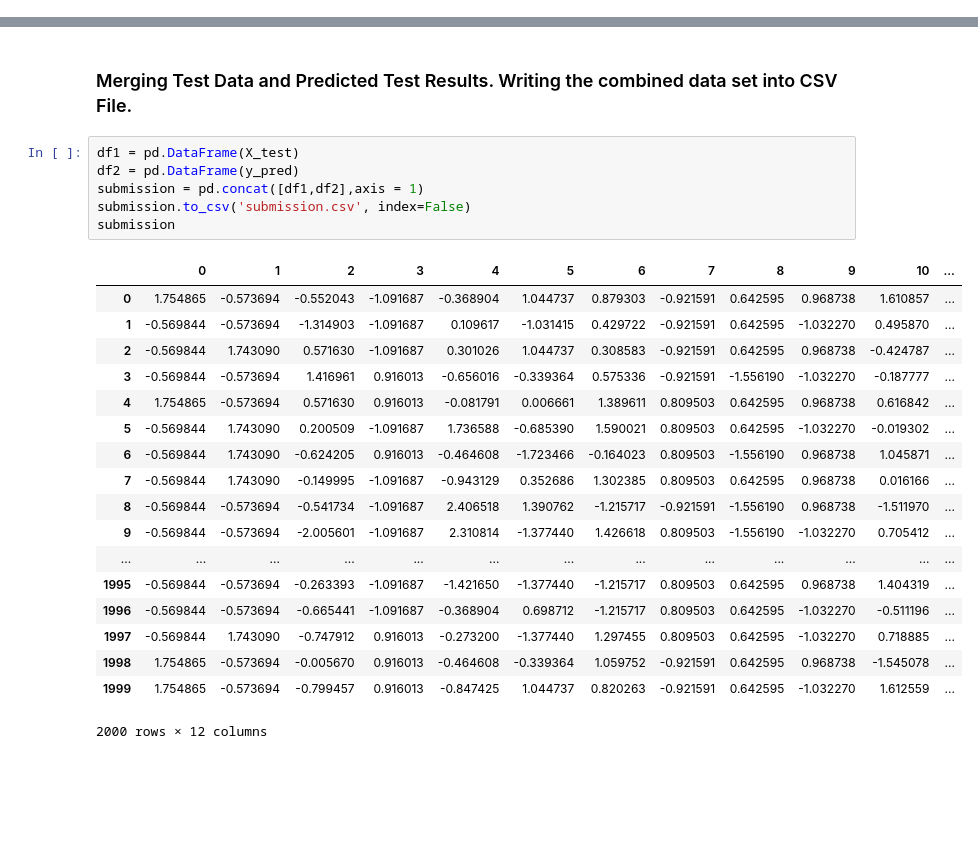
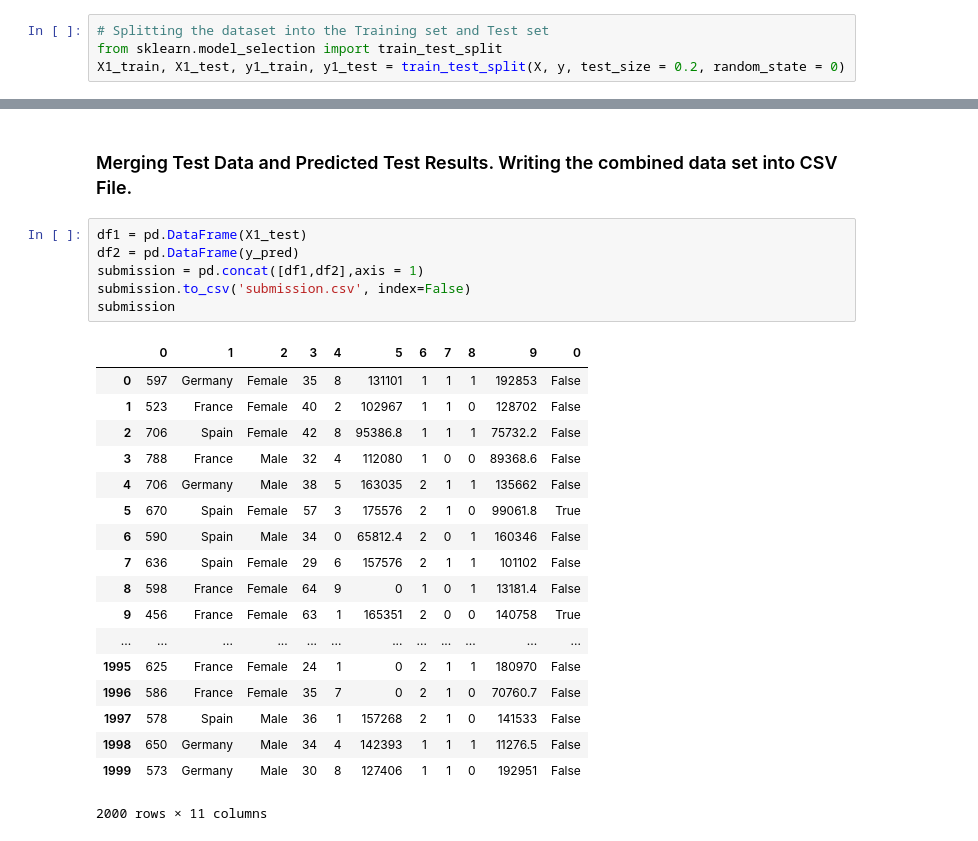
Before and after one commit to Prasanna-Mohanty/Churn-Modelling-Bank-Customer-Dataset-Analysis-Using-Deep-Learning-and-Python-, a Jupyter notebook: Churn_Modelling.ipynb, the cells around one changed output, grey strips where cells are left out. Saved outputs shown, nothing was run; the diff lists cells and outputs as text; blank space fills up the shorter version.

```diff
--- a/Churn_Modelling.ipynb
+++ b/Churn_Modelling.ipynb
@@ -57,3 +59,7 @@ y = dataset.iloc[:, 13].values
+# %%
+# Splitting the dataset into the Training set and Test set
+from sklearn.model_selection import train_test_split
+X1_train, X1_test, y1_train, y1_test = train_test_split(X, y, test_size = 0.2, random_state = 0)
 # %% [markdown]
 ### We have two categorical variables (“Country” and “Gender” variable) in our data. We need to encode them. I used labelencoder and onehotencoder of scikit-learn package to achieve this. Note that I removed a dummy variable of “Country” to avoid falling into dummy variable trap.
 # %%
@@ -157,27 +163,27 @@ array([[1547,   48],
 # %% [markdown]
 ### Merging Test Data and Predicted Test Results. Writing the combined data set into CSV File.
 # %%
-df1 = pd.DataFrame(X_test)
+df1 = pd.DataFrame(X1_test)
 df2 = pd.DataFrame(y_pred)
 submission = pd.concat([df1,df2],axis = 1)
 submission.to_csv('submission.csv', index=False)
 submission
 # %% [output]
-|  | 0 | 1 | 2 | 3 | 4 | 5 | 6 | 7 | 8 | 9 | 10 | ... |
-| 0 | 1.754865 | -0.573694 | -0.552043 | -1.091687 | -0.368904 | 1.044737 | 0.879303 | -0.921591 | 0.642595 | 0.968738 | 1.610857 | ... |
-| 1 | -0.569844 | -0.573694 | -1.314903 | -1.091687 | 0.109617 | -1.031415 | 0.429722 | -0.921591 | 0.642595 | -1.032270 | 0.495870 | ... |
-| 2 | -0.569844 | 1.743090 | 0.571630 | -1.091687 | 0.301026 | 1.044737 | 0.308583 | -0.921591 | 0.642595 | 0.968738 | -0.424787 | ... |
-| 3 | -0.569844 | -0.573694 | 1.416961 | 0.916013 | -0.656016 | -0.339364 | 0.575336 | -0.921591 | -1.556190 | -1.032270 | -0.187777 | ... |
-| 4 | 1.754865 | -0.573694 | 0.571630 | 0.916013 | -0.081791 | 0.006661 | 1.389611 | 0.809503 | 0.642595 | 0.968738 | 0.616842 | ... |
-| 5 | -0.569844 | 1.743090 | 0.200509 | -1.091687 | 1.736588 | -0.685390 | 1.590021 | 0.809503 | 0.642595 | -1.032270 | -0.019302 | ... |
-| 6 | -0.569844 | 1.743090 | -0.624205 | 0.916013 | -0.464608 | -1.723466 | -0.164023 | 0.809503 | -1.556190 | 0.968738 | 1.045871 | ... |
-| 7 | -0.569844 | 1.743090 | -0.149995 | -1.091687 | -0.943129 | 0.352686 | 1.302385 | 0.809503 | 0.642595 | 0.968738 | 0.016166 | ... |
-| 8 | -0.569844 | -0.573694 | -0.541734 | -1.091687 | 2.406518 | 1.390762 | -1.215717 | -0.921591 | -1.556190 | 0.968738 | -1.511970 | ... |
-| 9 | -0.569844 | -0.573694 | -2.005601 | -1.091687 | 2.310814 | -1.377440 | 1.426618 | 0.809503 | -1.556190 | -1.032270 | 0.705412 | ... |
-| ... | ... | ... | ... | ... | ... | ... | ... | ... | ... | ... | ... | ... |
-| 1995 | -0.569844 | -0.573694 | -0.263393 | -1.091687 | -1.421650 | -1.377440 | -1.215717 | 0.809503 | 0.642595 | 0.968738 | 1.404319 | ... |
-| 1996 | -0.569844 | -0.573694 | -0.665441 | -1.091687 | -0.368904 | 0.698712 | -1.215717 | 0.809503 | 0.642595 | -1.032270 | -0.511196 | ... |
-| 1997 | -0.569844 | 1.743090 | -0.747912 | 0.916013 | -0.273200 | -1.377440 | 1.297455 | 0.809503 | 0.642595 | -1.032270 | 0.718885 | ... |
-| 1998 | 1.754865 | -0.573694 | -0.005670 | 0.916013 | -0.464608 | -0.339364 | 1.059752 | -0.921591 | 0.642595 | 0.968738 | -1.545078 | ... |
-| 1999 | 1.754865 | -0.573694 | -0.799457 | 0.916013 | -0.847425 | 1.044737 | 0.820263 | -0.921591 | 0.642595 | -1.032270 | 1.612559 | ... |
+|  | 0 | 1 | 2 | 3 | 4 | 5 | 6 | 7 | 8 | 9 | 0 |
+| 0 | 597 | Germany | Female | 35 | 8 | 131101 | 1 | 1 | 1 | 192853 | False |
+| 1 | 523 | France | Female | 40 | 2 | 102967 | 1 | 1 | 0 | 128702 | False |
+| 2 | 706 | Spain | Female | 42 | 8 | 95386.8 | 1 | 1 | 1 | 75732.2 | False |
+| 3 | 788 | France | Male | 32 | 4 | 112080 | 1 | 0 | 0 | 89368.6 | False |
+| 4 | 706 | Germany | Male | 38 | 5 | 163035 | 2 | 1 | 1 | 135662 | False |
+| 5 | 670 | Spain | Female | 57 | 3 | 175576 | 2 | 1 | 0 | 99061.8 | True |
+| 6 | 590 | Spain | Male | 34 | 0 | 65812.4 | 2 | 0 | 1 | 160346 | False |
+| 7 | 636 | Spain | Female | 29 | 6 | 157576 | 2 | 1 | 1 | 101102 | False |
+| 8 | 598 | France | Female | 64 | 9 | 0 | 1 | 0 | 1 | 13181.4 | False |
+| 9 | 456 | France | Female | 63 | 1 | 165351 | 2 | 0 | 0 | 140758 | True |
+| ... | ... | ... | ... | ... | ... | ... | ... | ... | ... | ... | ... |
+| 1995 | 625 | France | Female | 24 | 1 | 0 | 2 | 1 | 1 | 180970 | False |
+| 1996 | 586 | France | Female | 35 | 7 | 0 | 2 | 1 | 0 | 70760.7 | False |
+| 1997 | 578 | Spain | Male | 36 | 1 | 157268 | 2 | 1 | 0 | 141533 | False |
+| 1998 | 650 | Germany | Male | 34 | 4 | 142393 | 1 | 1 | 1 | 11276.5 | False |
+| 1999 | 573 | Germany | Male | 30 | 8 | 127406 | 1 | 1 | 0 | 192951 | False |
-2000 rows × 12 columns
+2000 rows × 11 columns
```
Also changed, not shown: parts of 3 cells of this notebook.
